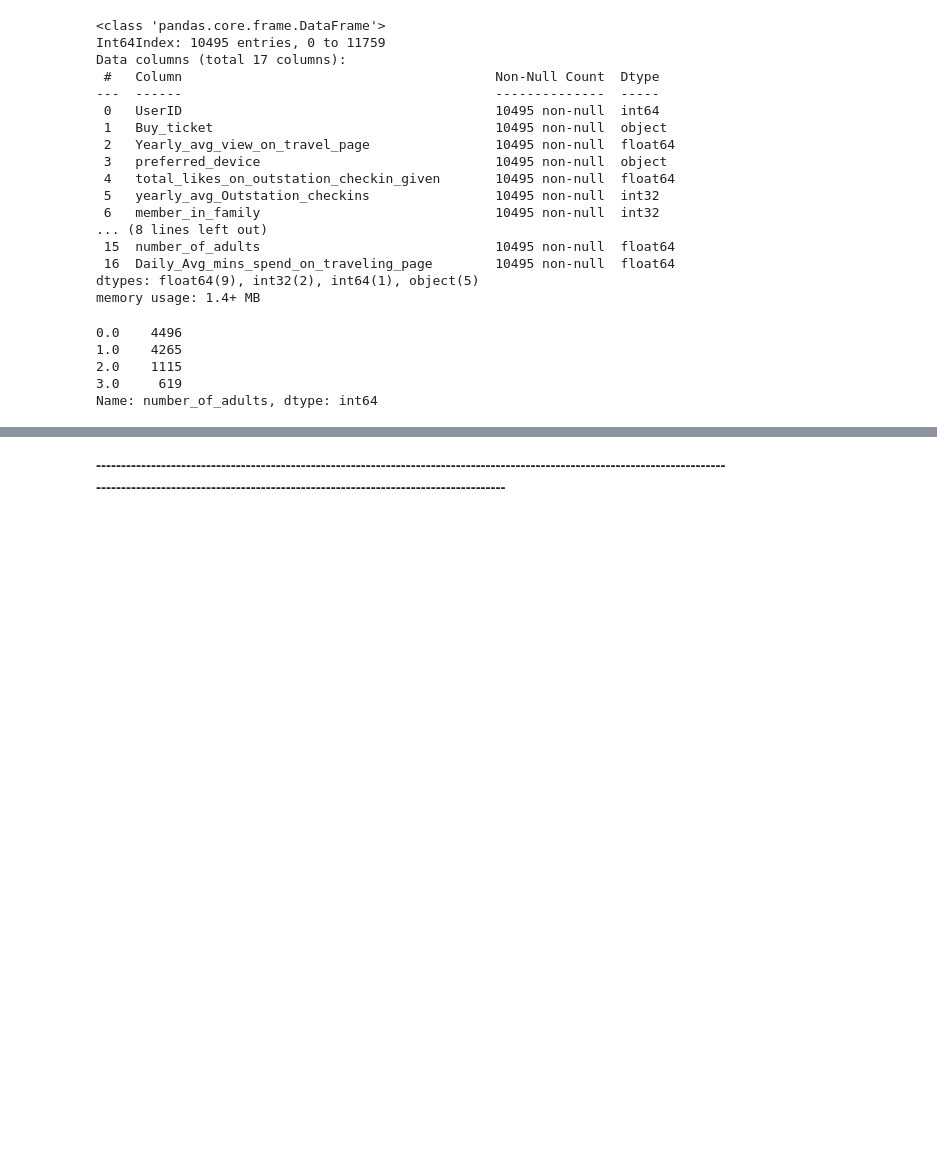
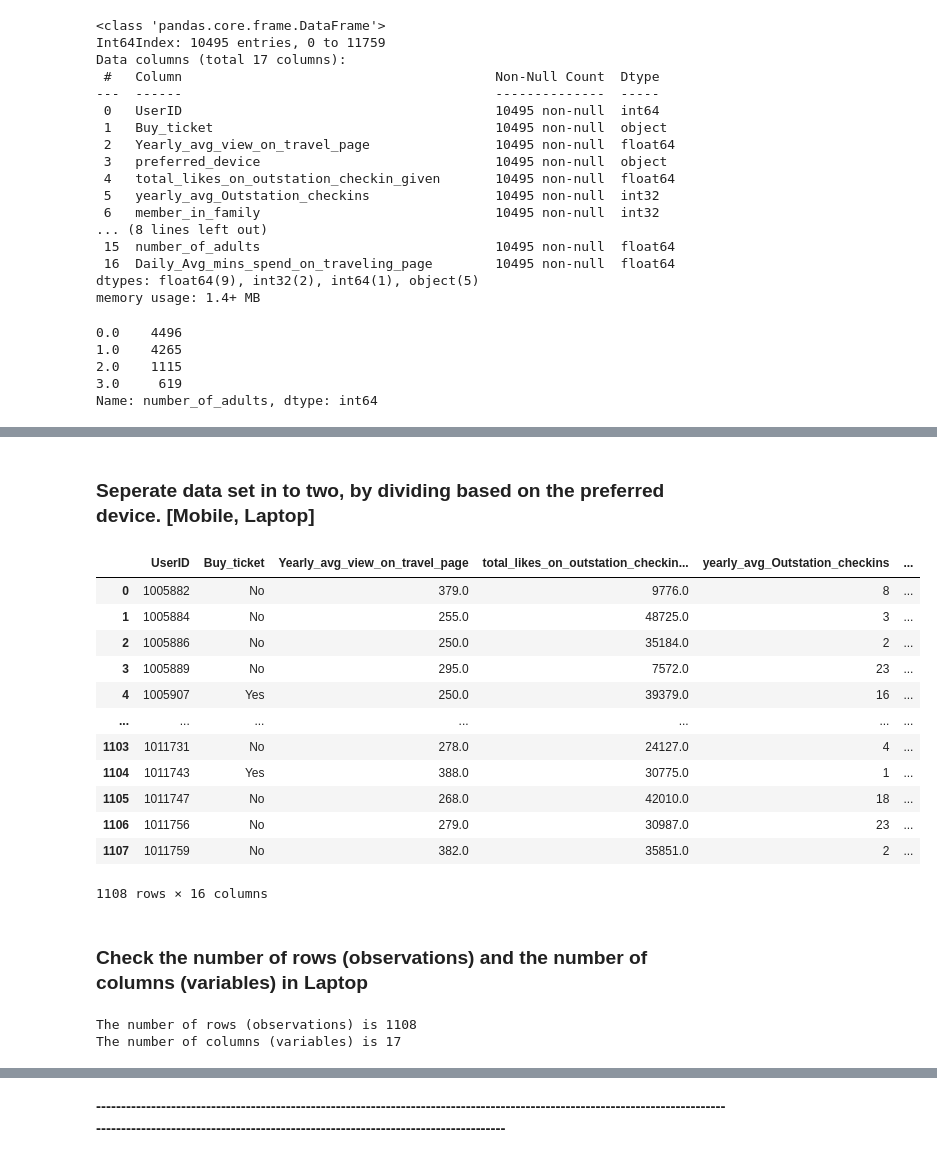
Before and after one commit to roshan-raj/social-media-tourism, a Jupyter notebook: ROSHANRAJ_15-May-2022.ipynb, the cells around one changed output, grey strips where cells are left out. Cells and saved outputs as stored; diff of their text form; code cells hidden in the pictures; blank space fills up the shorter version.

```diff
--- a/ROSHANRAJ_15-May-2022.ipynb
+++ b/ROSHANRAJ_15-May-2022.ipynb
@@ -530,0 +528,30 @@ social_media_data_null_drop.to_csv('social_media_data_eda.csv')
+# %% [markdown]
+### Seperate data set in to two, by dividing based on the preferred device. [Mobile, Laptop]
+# %%
+social_media_data_laptop = social_media_data_null_drop.drop(social_media_data_null_drop.loc[social_media_data_null_drop['preferred_device']=='Mobile'].index)
+# %%
+# Since the data is only for Laptop devices, we can drop the preferred device column
+social_media_data_laptop.drop(['preferred_device'], axis=1, inplace=True)
+# %%
+social_media_data_laptop.reset_index(drop=True)
+# %% [output]
+|  | UserID | Buy_ticket | Yearly_avg_view_on_travel_page | total_likes_on_outstation_checkin... | yearly_avg_Outstation_checkins | ... |
+| 0 | 1005882 | No | 379.0 | 9776.0 | 8 | ... |
+| 1 | 1005884 | No | 255.0 | 48725.0 | 3 | ... |
+| 2 | 1005886 | No | 250.0 | 35184.0 | 2 | ... |
+| 3 | 1005889 | No | 295.0 | 7572.0 | 23 | ... |
+| 4 | 1005907 | Yes | 250.0 | 39379.0 | 16 | ... |
+| ... | ... | ... | ... | ... | ... | ... |
+| 1103 | 1011731 | No | 278.0 | 24127.0 | 4 | ... |
+| 1104 | 1011743 | Yes | 388.0 | 30775.0 | 1 | ... |
+| 1105 | 1011747 | No | 268.0 | 42010.0 | 18 | ... |
+| 1106 | 1011756 | No | 279.0 | 30987.0 | 23 | ... |
+| 1107 | 1011759 | No | 382.0 | 35851.0 | 2 | ... |
+1108 rows × 16 columns
+# %% [markdown]
+### **Check the number of rows (observations) and the number of columns (variables) in Laptop**
+# %%
+print('The number of rows (observations) is',social_media_data_laptop.shape[0],'\n''The number of columns (variables) is',social_media_data_laptop.shape[1])
+# %% [output]
+The number of rows (observations) is 1108
+The number of columns (variables) is 17
```
Also changed, not shown: parts of 23 cells of this notebook, 4 other files.
